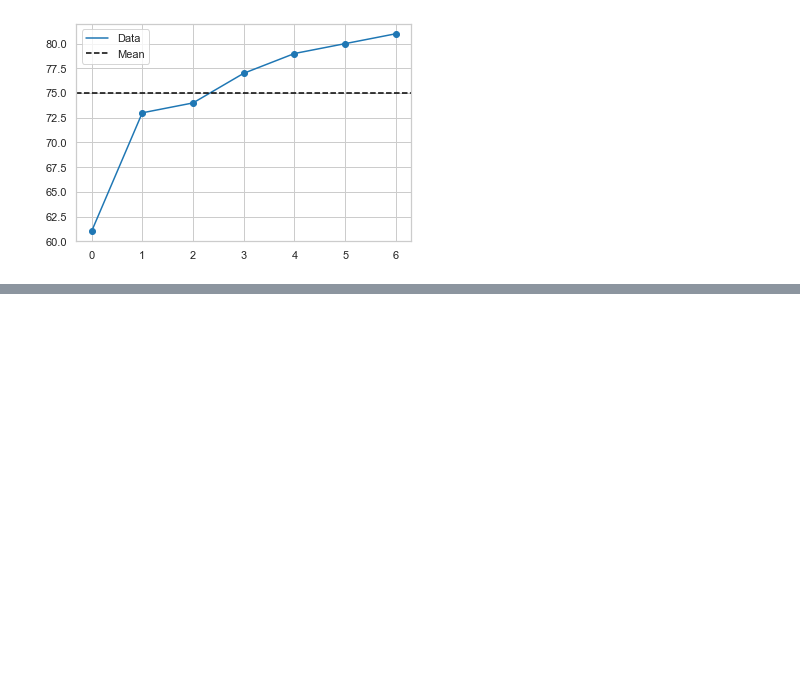
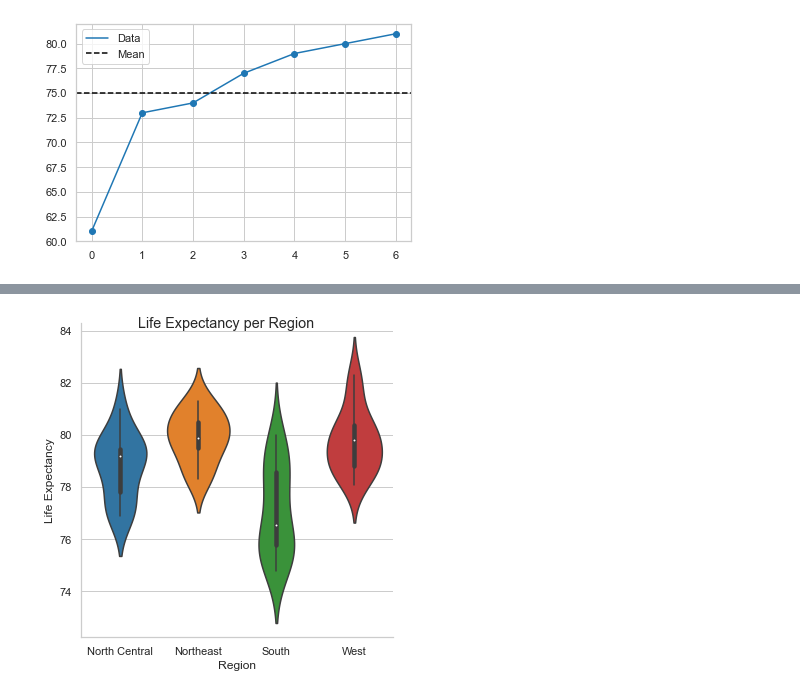
Before and after one commit to itsfelli/Life_Expectancy_Analsysis_United_States, a Jupyter notebook: csv_processed_and_exporation_of_cleaned_data/Exploration_of_the_cleaned_data.ipynb, the cells around one changed output, grey strips where cells are left out. Saved outputs shown, nothing was run; the diff lists cells and outputs as text; code cells hidden in the pictures; blank space fills up the shorter version.

```diff
--- a/csv_processed_and_exporation_of_cleaned_data/Exploration_of_the_cleaned_data.ipynb
+++ b/csv_processed_and_exporation_of_cleaned_data/Exploration_of_the_cleaned_data.ipynb
@@ -362,0 +437,8 @@ plt.show()
+# %%
+g=sns.catplot(x='Region',y='LifeExp2018', kind='violin', data=df)
+g.fig.suptitle('Life Expectancy per Region')
+g.set(ylabel='Life Expectancy')
+plt.savefig('LifeExp2018_region_violin.png')
+plt.show ()
+# %% [output]
+[figure, added]
```
Also changed, not shown: parts of 28 cells of this notebook, 7 other files.
